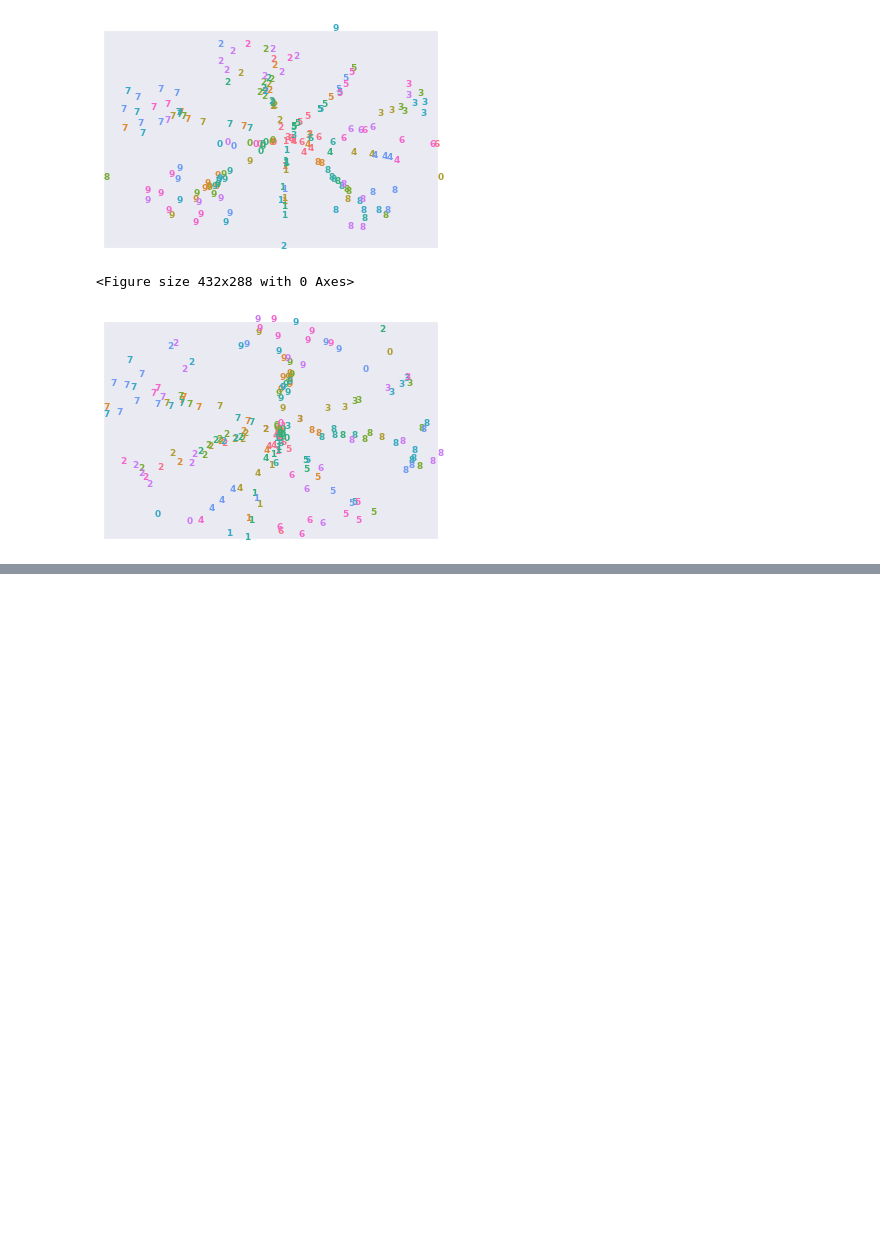
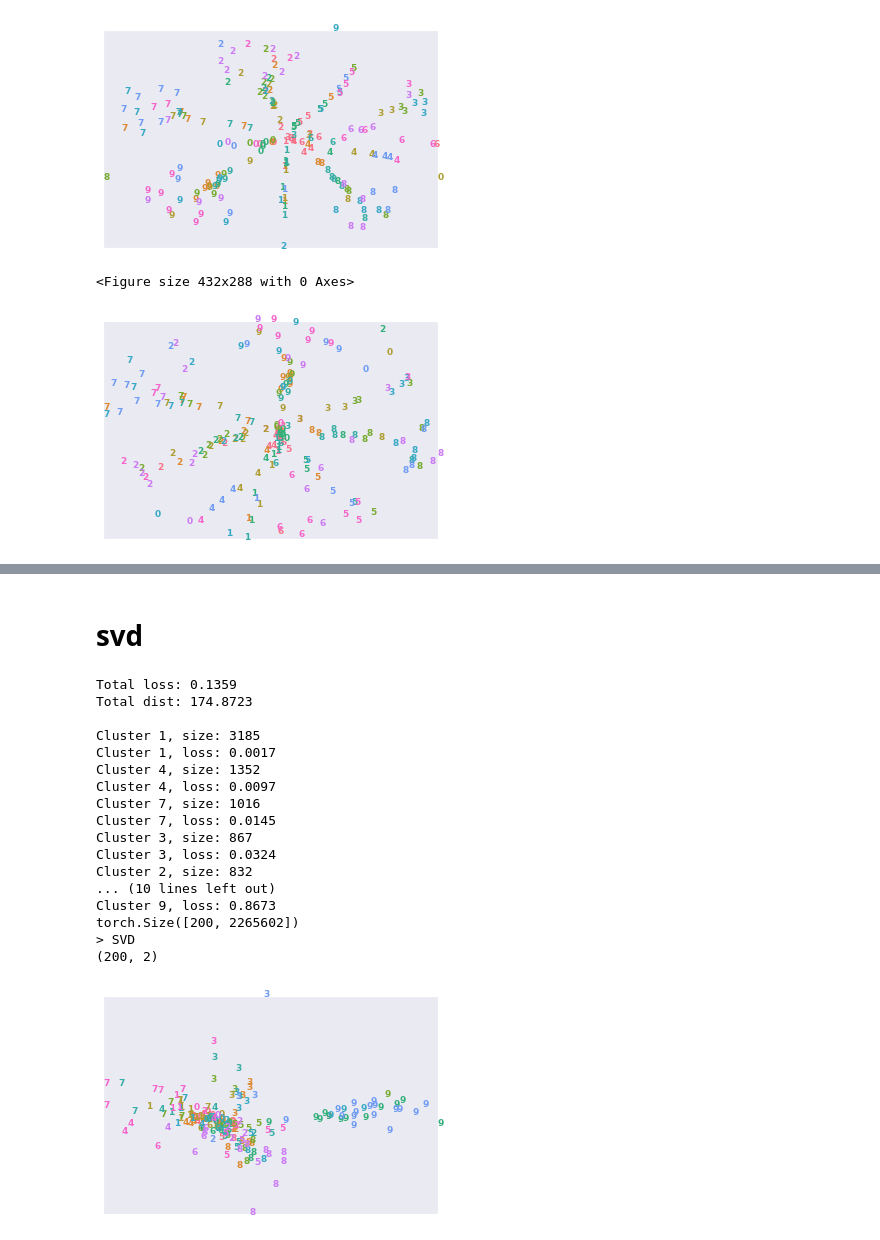
Before and after one commit to fartashf/gvar_code, a Jupyter notebook: notebooks/figures_tsne.ipynb, the cells around one changed output, grey strips where cells are left out. Saved outputs shown, nothing was run; the diff lists cells and outputs as text; code cells hidden in the pictures; blank space fills up the shorter version.

```diff
--- a/notebooks/figures_tsne.ipynb
+++ b/notebooks/figures_tsne.ipynb
@@ -257,0 +255,25 @@ torch.Size([200, 2265602])
+# %% [markdown]
+# svd
+# %%
+logdir = '/u/faghri/dmom/code/runs/mnist/bgluster,epoch_1/'
+X, y, c, G_svd = get_embedding(logdir, k=2)
+plot_embedding(X[:,0], G_svd, y, c)
+# %% [output]
+Total loss: 0.1359
+Total dist: 174.8723
+
+Cluster 1, size: 3185
+Cluster 1, loss: 0.0017
+Cluster 4, size: 1352
+Cluster 4, loss: 0.0097
+Cluster 7, size: 1016
+Cluster 7, loss: 0.0145
+Cluster 3, size: 867
+Cluster 3, loss: 0.0324
+Cluster 2, size: 832
+... (10 lines left out)
+Cluster 9, loss: 0.8673
+torch.Size([200, 2265602])
+> SVD
+(200, 2)
+[figure, added]
```
Also changed, not shown: parts of 9 cells of this notebook, 5 other files.
